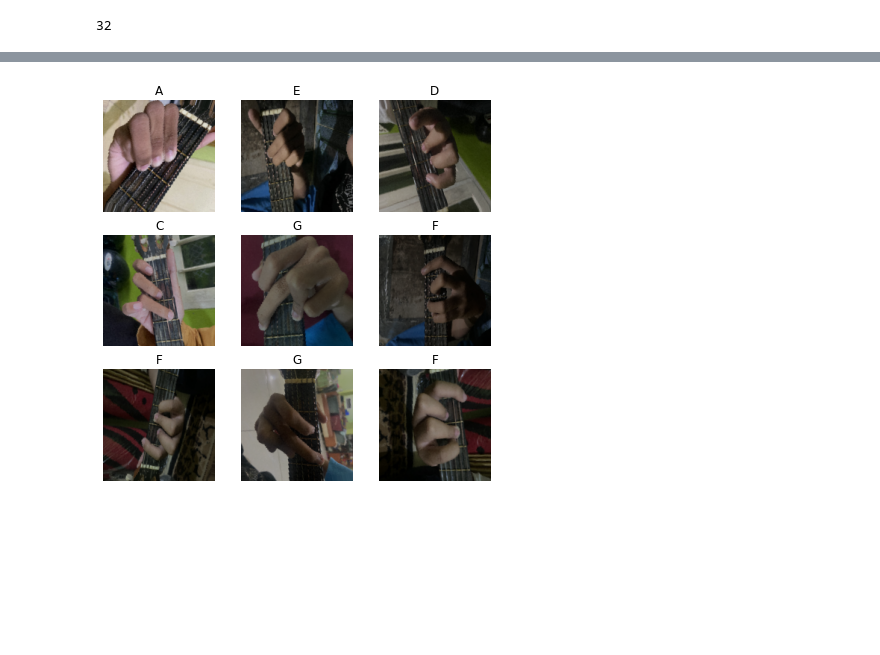
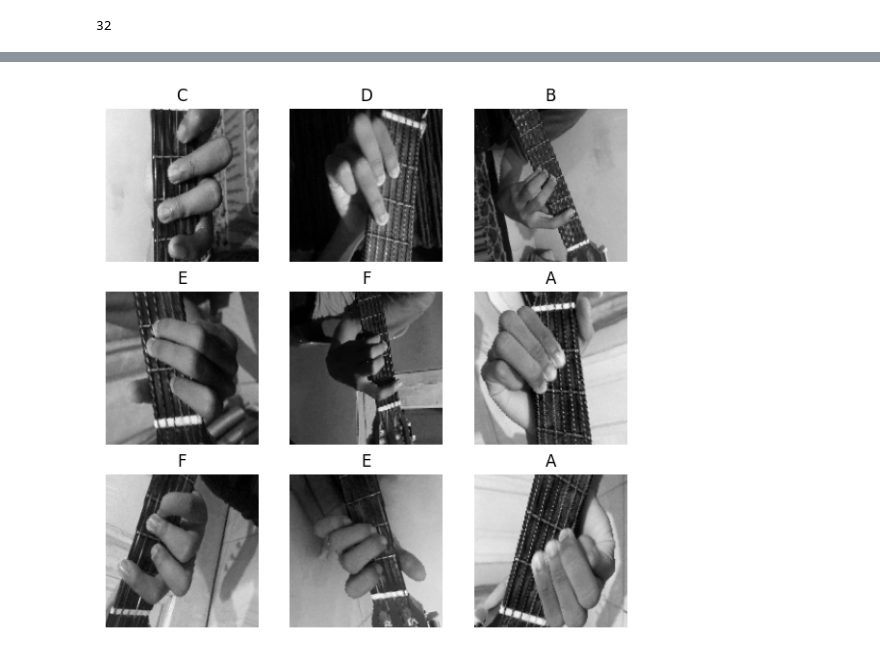
Before and after one commit to Nizares/GuitarChordsClassification, a Jupyter notebook: Kunci_Gitar.ipynb, the cells around one changed output, grey strips where cells are left out. Cells and saved outputs as stored; diff of their text form; code cells hidden in the pictures; blank space fills up the shorter version.

```diff
--- a/Kunci_Gitar.ipynb
+++ b/Kunci_Gitar.ipynb
@@ -70,20 +68,23 @@ train_generator = train_datagen.flow_from_directory(
     train_dir, # direktori data train
     target_size=(150,150), # mengubah resolusi seluruh gambar jadi 150*150
     batch_size=32,# untuk menentukan jumlah image yang akan dimasukkan ke dalam steps training
-    class_mode='categorical'
+    class_mode='categorical',
+    color_mode = 'grayscale'
 )
 
 val_generator = val_datagen.flow_from_directory(
     val_dir,
     target_size=(150,150),
     batch_size=32,
-    class_mode='categorical'
+    class_mode='categorical',
+    color_mode = 'grayscale'
 )
 
 test_generator = test_datagen.flow_from_directory(
     test_dir,
     target_size=(150,150),
     batch_size=32,
-    class_mode='categorical'
+    class_mode='categorical',
+    color_mode = 'grayscale'
 )
 # %% [output]
@@ -123,10 +135,11 @@ array([[1., 0., 0., 0., 0., 0., 0.],
 # %%
+## GRAYSCALE
 plt.figure(figsize=(7,7))
 for i in range(9):
   ax = plt.subplot(3, 3, i + 1)
-  plt.imshow(image[i])
-  plt.title(class_name[tf.argmax(label[i])])
+  plt.imshow(image[i],cmap = 'gray')
+  plt.title(class_name[np.argmax(label[i])])
   plt.axis("off")
 # %% [output]
-[figure, old version]
+[figure, new version]
 # %%
```
Also changed, not shown: parts of 33 cells of this notebook.
